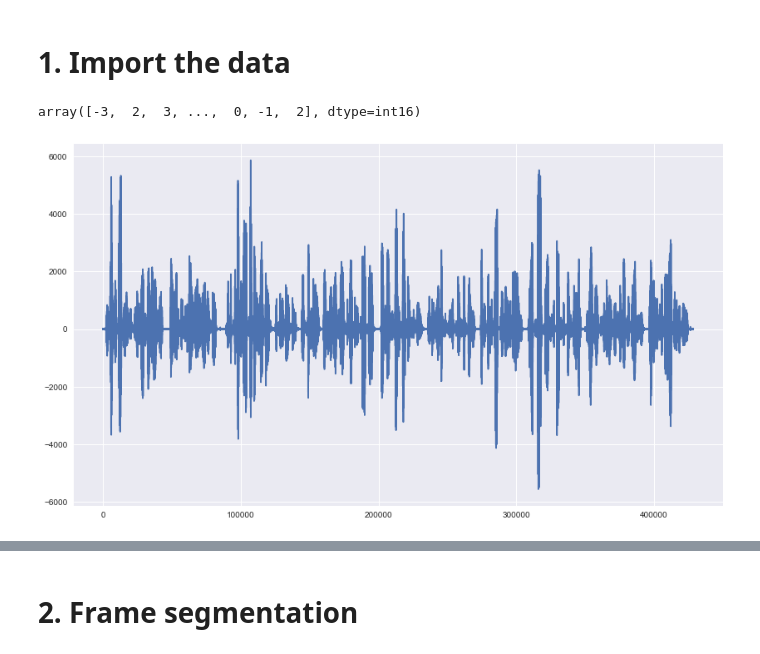
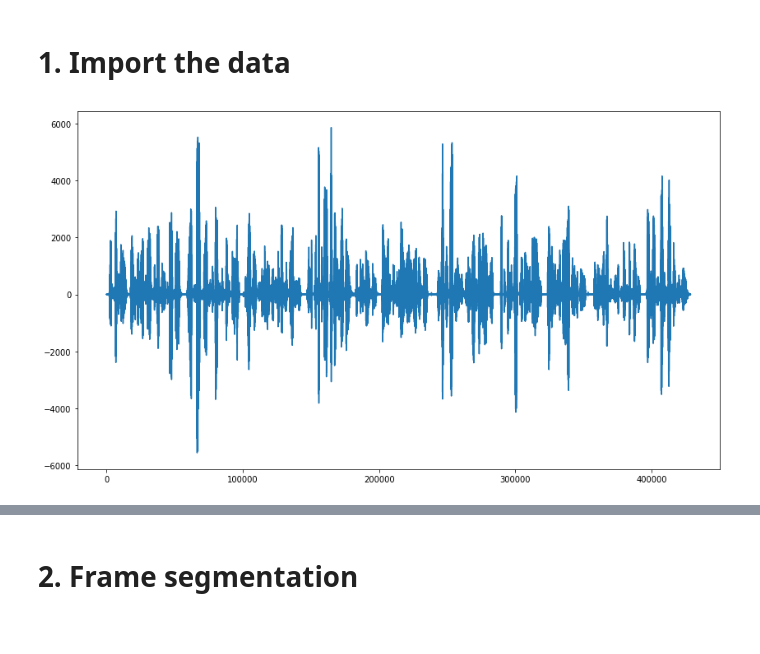
Before and after one commit to yushinliu/lab, a Jupyter notebook: task_2_version_1/tuning_gamma.ipynb, the cells around one changed output, grey strips where cells are left out. Drawn from its saved outputs; the diff is of its cells as text; code cells hidden in the pictures.

```diff
--- a/task_2_version_1/tuning_gamma.ipynb
+++ b/task_2_version_1/tuning_gamma.ipynb
@@ -37,8 +37,8 @@ import math
 # %% [markdown]
 # 1. Import the data
 # %%
-audio_path = "C:\\Users\\hasee\\workspace\\lab\\patRecDat\\forStudents\\timit\\test"
-#audio_path = "/Users/Mata/Documents/2017/学习/ws2017:18/PUL/forStudents/timit/test"
+#audio_path = "C:\\Users\\hasee\\workspace\\lab\\patRecDat\\forStudents\\timit\\test"
+audio_path = "/Users/Mata/Documents/2017/学习/ws2017:18/PUL/forStudents/timit/test"
 # %%
 def load_data(audio_train_path):
     Name_set={}
@@ -77,11 +79,7 @@ data_ind=dataset.get('mrpc0','no such file')
-# %%
-data
-# %% [output]
-array([-3,  2,  3, ...,  0, -1,  2], dtype=int16)
 # %%
 plt.figure(figsize=(14,8))
-plt.plot(np.linspace(0,len(data),len(data)),data)
+plt.plot(np.linspace(0,len(data_all),len(data_all)),data_all)
 #np.linspace(): set up 3rd argument to sample_rate,otherwise default=50
 plt.show()
 # %% [output]
-[figure, old version]
+[figure, new version]
```
Also changed, not shown: parts of 14 cells of this notebook, 1 other file.
